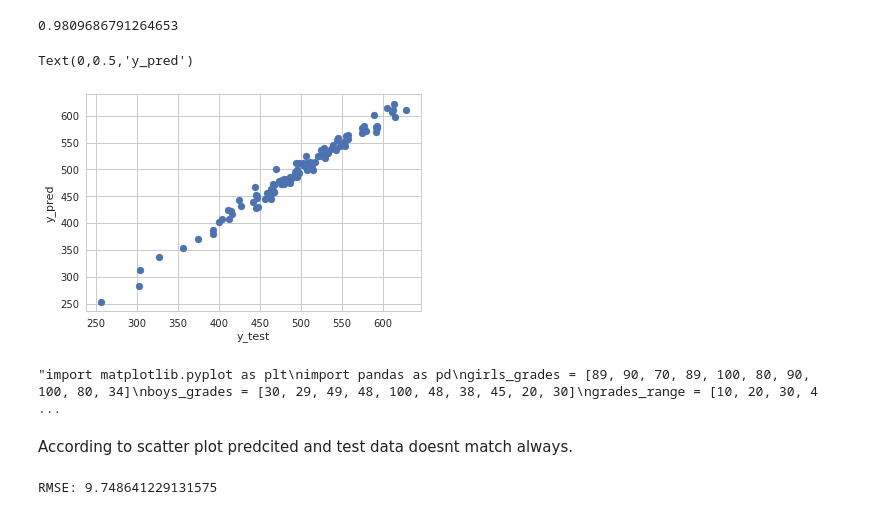
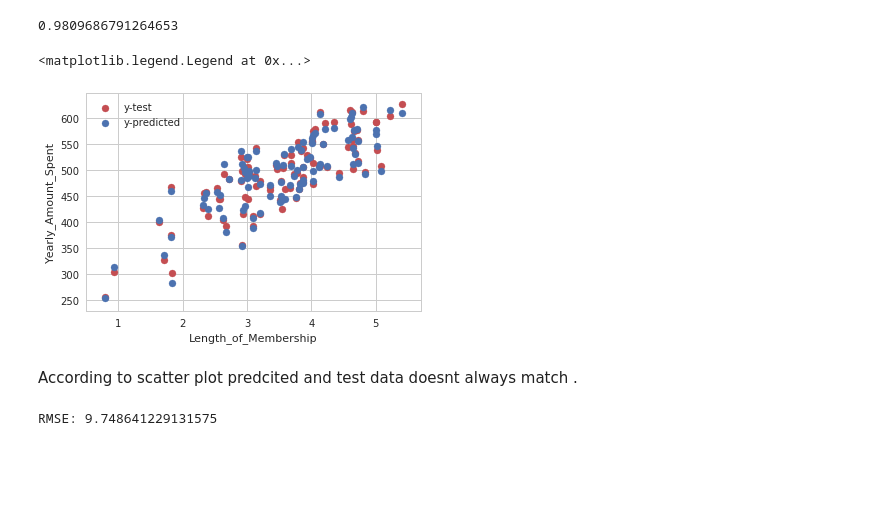
Before and after one commit to shubhamnita/Edureka-ML-assignments, a Jupyter notebook: module_3/Assignment-3.ipynb, the cells around one changed output. Saved outputs shown, nothing was run; the diff lists cells and outputs as text; code cells hidden in the pictures; blank space fills up the shorter version.

```diff
--- a/module_3/Assignment-3.ipynb
+++ b/module_3/Assignment-3.ipynb
@@ -124,10 +126,3 @@ model.score(x_test,y_test)
 0.9809686791264653
 # %%
 y_pred = model.predict(x_test)
-# %%
-plt.scatter(y_test,y_pred)
-plt.xlabel('y_test')
-plt.ylabel('y_pred')
-# %% [output]
-Text(0,0.5,'y_pred')
-[figure, removed]
@@ -137,18 +129,14 @@ sns.relplot(x="y_", y="Upvotes", data = df)
-# %%
-'''import matplotlib.pyplot as plt
-import pandas as pd
-girls_grades = [89, 90, 70, 89, 100, 80, 90, 100, 80, 34]
-boys_grades = [30, 29, 49, 48, 100, 48, 38, 45, 20, 30]
-grades_range = [10, 20, 30, 40, 50, 60, 70, 80, 90, 100]
-plt.scatter(grades_range, girls_grades, color='r')
-plt.scatter(grades_range, boys_grades, color='g')
-plt.xlabel('Grades Range')
-plt.ylabel('Grades Scored')
-plt.show()'''
-# %% [output]
-"import matplotlib.pyplot as plt\nimport pandas as pd\ngirls_grades = [89, 90, 70, 89, 100, 80, 90, 100, 80, 34]\nboys_grades = [30, 29, 49, 48, 100, 48, 38, 45, 20, 30]\ngrades_range = [10, 20, 30, 4 ...
+# %%
+plt.scatter(x_test.iloc[:,3],y_test,color='r',label='y-test')
+plt.scatter(x_test.iloc[:,3],y_pred,color='b',label='y-predicted')
+plt.xlabel('Length_of_Membership')
+plt.ylabel('Yearly_Amount_Spent')
+plt.legend()
+# %% [output]
+<matplotlib.legend.Legend at 0x...>
+[figure, added]
 # %% [markdown]
-According to scatter plot predcited and test data doesnt match always.
+According to scatter plot predcited and test data doesnt always match .
 # %%
 from sklearn import metrics
 print('RMSE:', np.sqrt(metrics.mean_squared_error(y_test, y_pred)))
```
Also changed, not shown: parts of 2 cells of this notebook.
